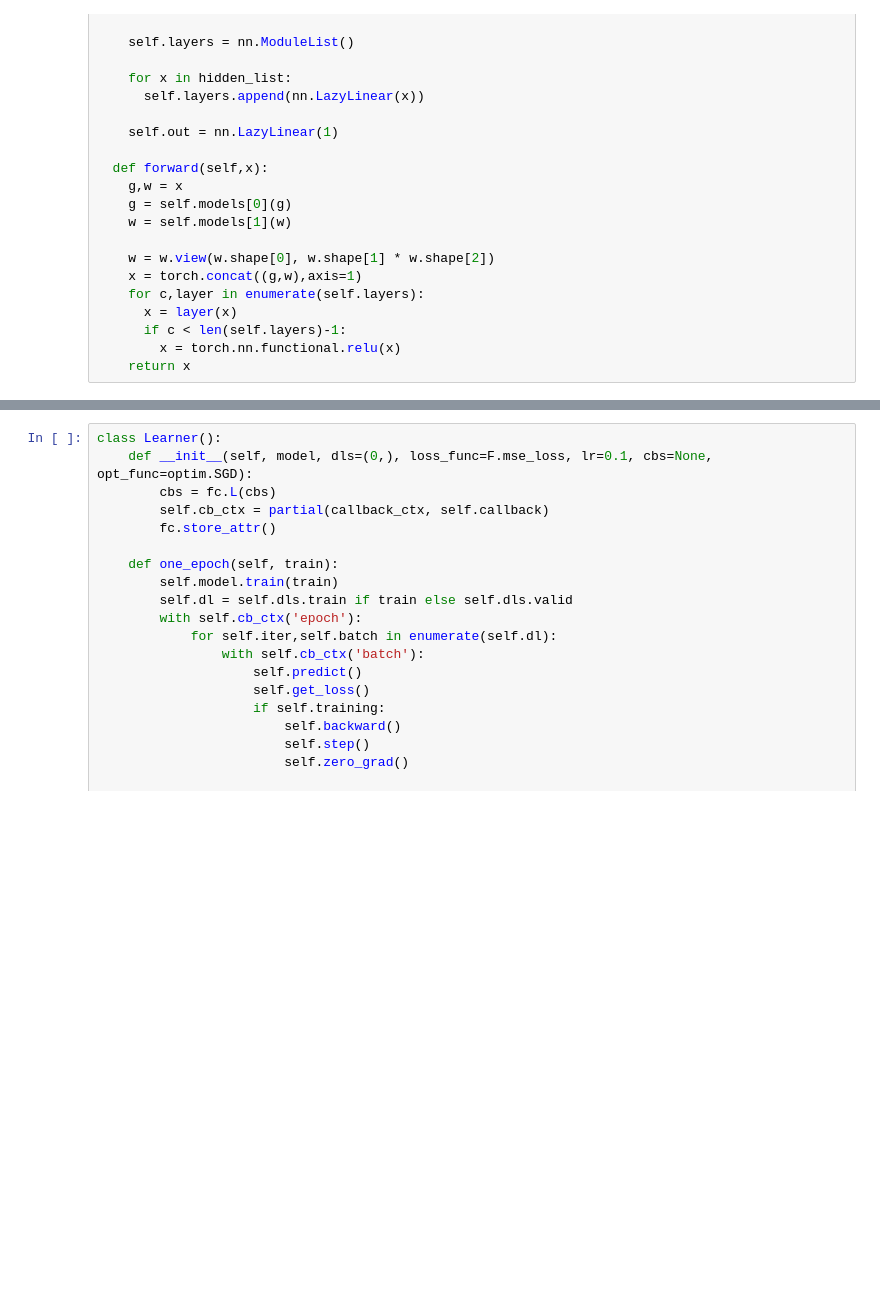
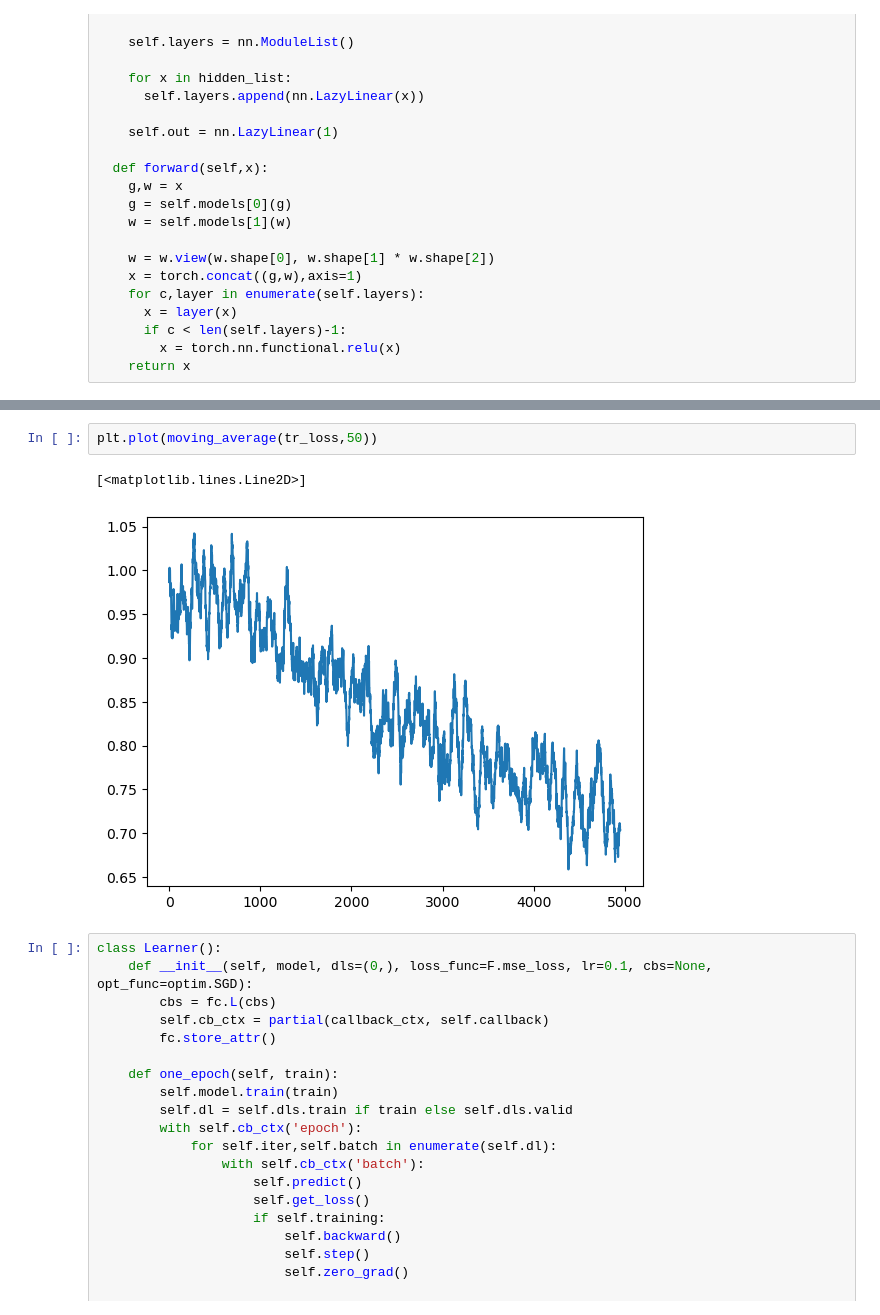
Before and after one commit to cjGO/hybridpredictmaize22, a Jupyter notebook: dev_nbs/Untitled.ipynb, the cells around one changed output, grey strips where cells are left out. Drawn from its saved outputs; the diff is of its cells as text; blank space fills up the shorter version.

```diff
--- a/dev_nbs/Untitled.ipynb
+++ b/dev_nbs/Untitled.ipynb
@@ -177,3 +201,8 @@ for i in tqdm(range(500)):
+# %%
+plt.plot(moving_average(tr_loss,50))
+# %% [output]
+[<matplotlib.lines.Line2D>]
+[figure, added]
 # %%
 class Learner():
     def __init__(self, model, dls=(0,), loss_func=F.mse_loss, lr=0.1, cbs=None, opt_func=optim.SGD):
```
Also changed, not shown: parts of 3 cells of this notebook, 2 other files.
